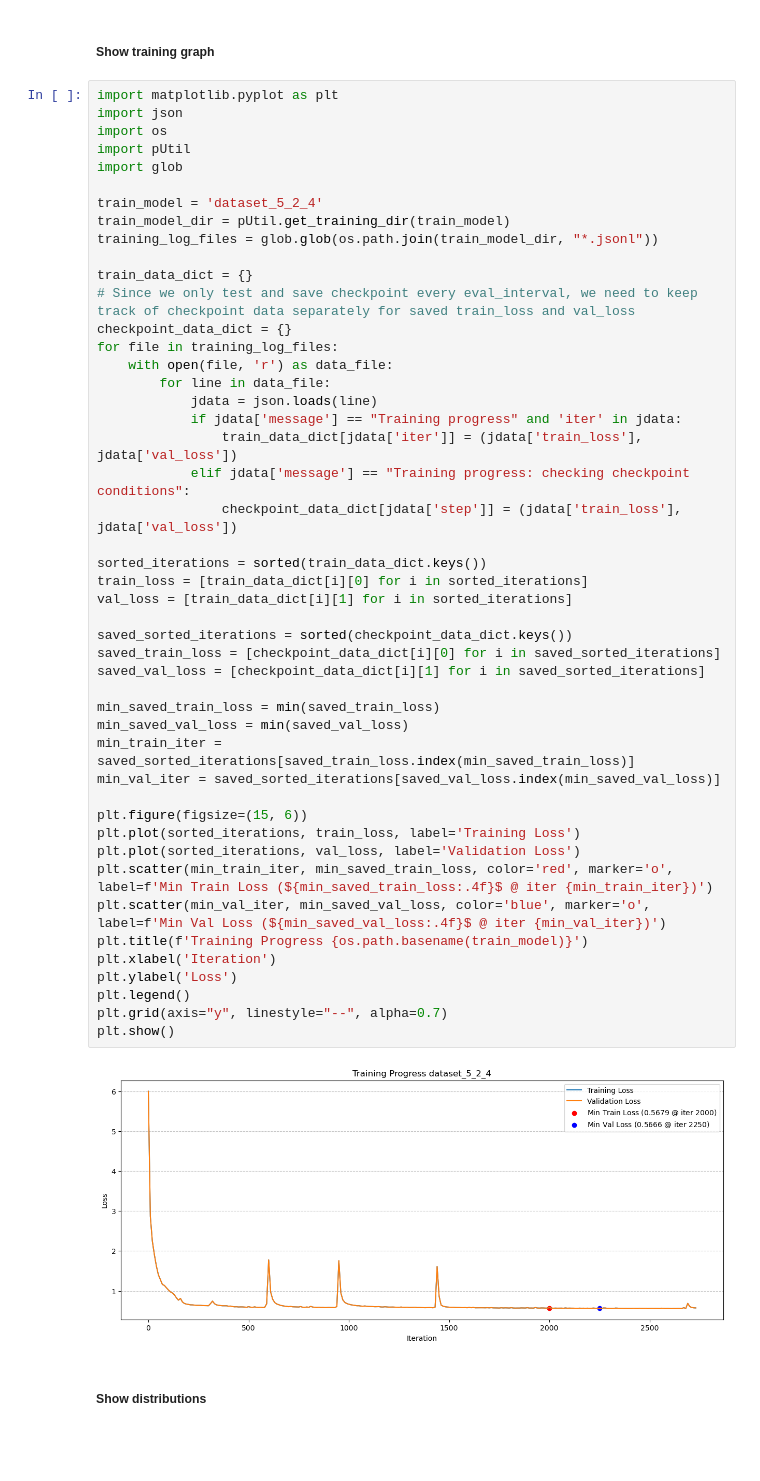
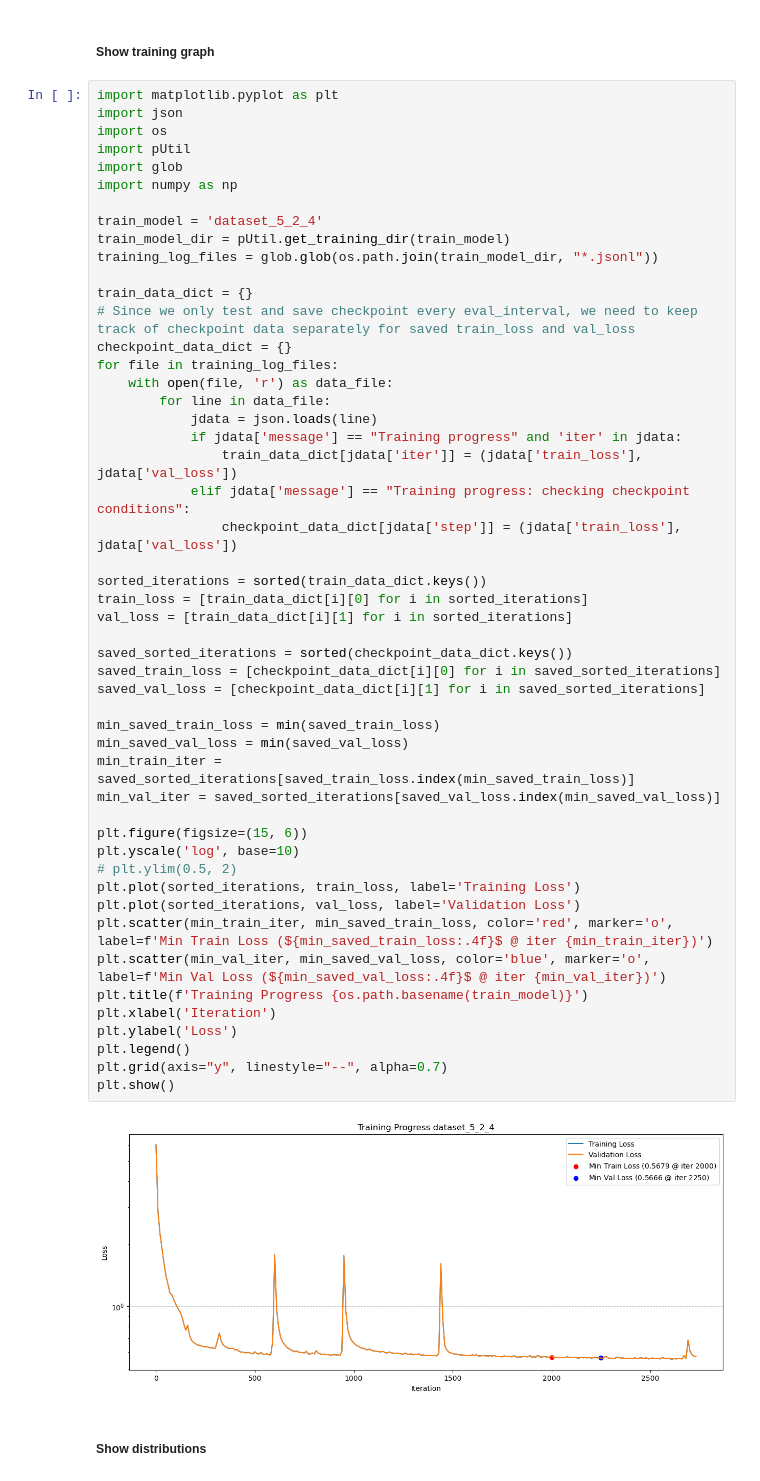
Before and after one commit to EshwaryForReasons/particleGPT, a Jupyter notebook: analysis.ipynb, the cells around one changed output. Drawn from its saved outputs; the diff is of its cells as text; blank space fills up the shorter version.

```diff
--- a/analysis.ipynb
+++ b/analysis.ipynb
@@ -6,6 +6,7 @@ import json
 import os
 import pUtil
 import glob
+import numpy as np
 
 train_model = 'dataset_5_2_4'
 train_model_dir = pUtil.get_training_dir(train_model)
@@ -21,34 +22,36 @@ for file in training_log_files:
             if jdata['message'] == "Training progress" and 'iter' in jdata:
                 train_data_dict[jdata['iter']] = (jdata['train_loss'], jdata['val_loss'])
             elif jdata['message'] == "Training progress: checking checkpoint conditions":
                 checkpoint_data_dict[jdata['step']] = (jdata['train_loss'], jdata['val_loss'])
 
 sorted_iterations = sorted(train_data_dict.keys())
 train_loss = [train_data_dict[i][0] for i in sorted_iterations]
 val_loss = [train_data_dict[i][1] for i in sorted_iterations]
 
 saved_sorted_iterations = sorted(checkpoint_data_dict.keys())
 saved_train_loss = [checkpoint_data_dict[i][0] for i in saved_sorted_iterations]
 saved_val_loss = [checkpoint_data_dict[i][1] for i in saved_sorted_iterations]
 
 min_saved_train_loss = min(saved_train_loss)
 min_saved_val_loss = min(saved_val_loss)
 min_train_iter = saved_sorted_iterations[saved_train_loss.index(min_saved_train_loss)]
 min_val_iter = saved_sorted_iterations[saved_val_loss.index(min_saved_val_loss)]
 
 plt.figure(figsize=(15, 6))
+plt.yscale('log', base=10)
+# plt.ylim(0.5, 2)
 plt.plot(sorted_iterations, train_loss, label='Training Loss')
 plt.plot(sorted_iterations, val_loss, label='Validation Loss')
 plt.scatter(min_train_iter, min_saved_train_loss, color='red', marker='o', label=f'Min Train Loss (${min_saved_train_loss:.4f}$ @ iter {min_train_iter})')
 plt.scatter(min_val_iter, min_saved_val_loss, color='blue', marker='o', label=f'Min Val Loss (${min_saved_val_loss:.4f}$ @ iter {min_val_iter})')
 plt.title(f'Training Progress {os.path.basename(train_model)}')
 plt.xlabel('Iteration')
 plt.ylabel('Loss')
 plt.legend()
 plt.grid(axis="y", linestyle="--", alpha=0.7)
 plt.show()
 # %% [output]
-[figure, old version]
+[figure, new version]
 # %% [markdown]
 ##### Show distributions
 # %%
```
Also changed, not shown: 54 other files.
